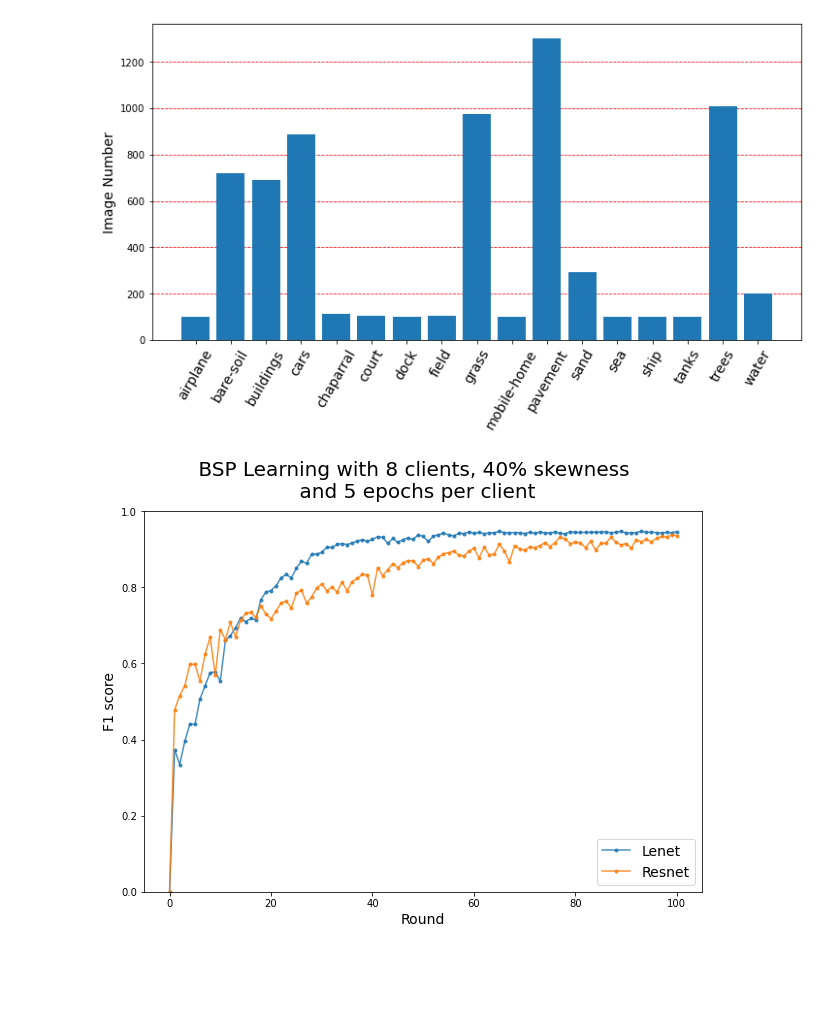
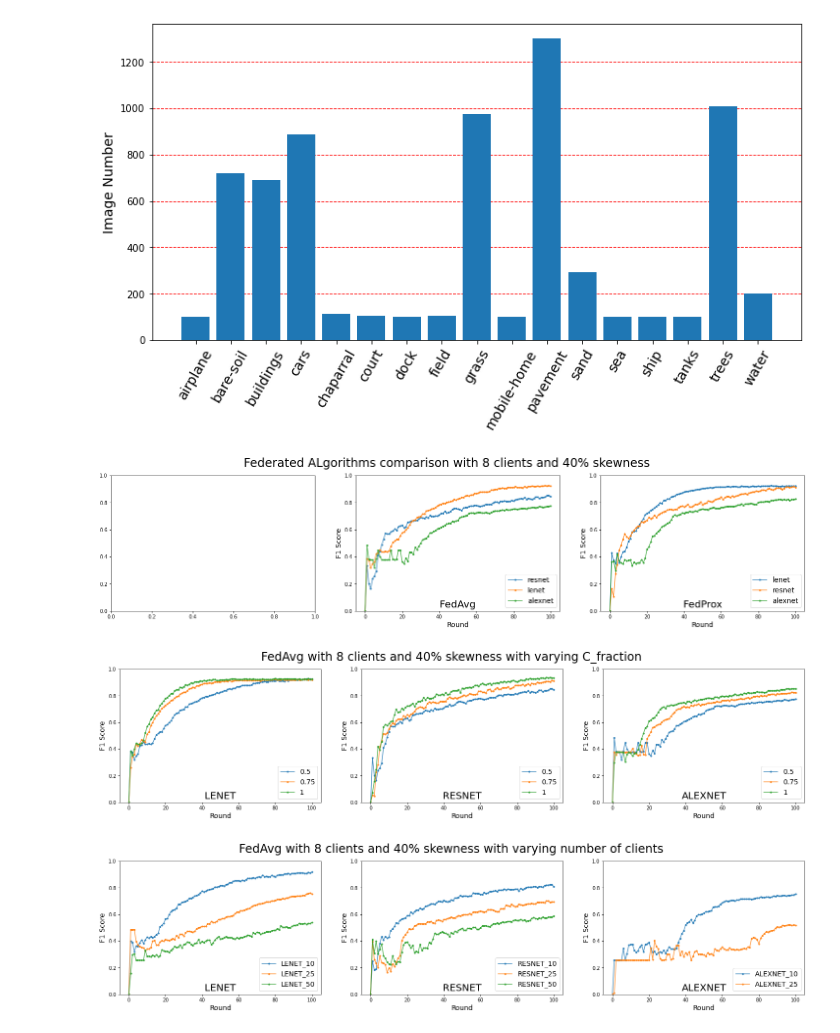
Before and after one commit to anandcu3/Federated-Learning-for-Remote-Sensing, a Jupyter notebook: the new plots notebook.ipynb, the cells around one changed output. Cells and saved outputs as stored; diff of their text form; code cells hidden in the pictures; blank space fills up the shorter version.

Commit message:
Update plots and plotting method to support subplots

```diff
--- a/the new plots notebook.ipynb
+++ b/the new plots notebook.ipynb
@@ -3,20 +3,13 @@ import numpy as np
 import matplotlib.pyplot as plt
 from PIL import Image
 # %%
-def plot_acc_curves(acclist, title, botlim = 0, toplim = 1):
-
-    plt.figure(figsize=(10, 7))
-    plt.suptitle(title,fontsize=20)
-    #plt.subplot(211)
-    plt.xlabel('Round',fontsize=14)
-
-    plt.ylabel('Accuracy',fontsize=14)
-    plt.ylim(bottom=botlim,top= toplim)
+def plot_curves(acclist, subplot, title, botlim = 0, toplim = 1,ylabel="Accuracy"):
+    subplot.set_xlabel('Round', fontsize=14)
+    subplot.text(.5,.01, title, horizontalalignment='center', verticalalignment='bottom', fontsize=20, transform=subplot.transAxes)
+    subplot.set_ylabel(ylabel, fontsize=14)
+    subplot.set_ylim(bottom=botlim,top= toplim)
     for al in acclist:
         eporange = np.arange(len(list(acclist[al]))+1)
         thelist = np.insert(acclist[al],0,0)
-        plt.plot(eporange, thelist , '.-', label=str(al), alpha=50)
-
-
-    plt.legend(loc='lower right',fontsize=14)
-    plt.show()
+        subplot.plot(eporange, thelist , '.-', label=str(al), alpha=50)
+    subplot.legend(loc='lower right',fontsize=14)
@@ -151,11 +126,54 @@ plt.xticks(x, class_names, rotation=60, fontsize = 14)
 plt.show()
 # %% [output]
 [figure]
-# %%
-
-acc_dic_n3 ={"Lenet" : np.genfromtxt('BSP_CNN_lenet_clients_8_skew_40_smallskew_True_epochs_100_cepochs_5_cfrac_0.75_bs_4_22_02_15_49.csv',delimiter=',')[2,:],
-             "Resnet" : np.genfromtxt('BSP_CNN_resnet34_clients_8_skew_40_smallskew_True_epochs_100_cepochs_5_cfrac_0.75_bs_4_22_02_18_45.csv',delimiter=',')[2,:]
-}
-plot_f1_curves(acc_dic_n3,' BSP Learning with 8 clients, 40% skewness \n and 5 epochs per client',0,1)
-# %% [output]
-[figure, removed]
+# %%
+fig, ax = plt.subplots(1, 3, figsize=(25,5))
+fig.suptitle("Federated ALgorithms comparison with 8 clients and 40% skewness", fontsize=24)
+#bsp_results ={"Lenet" : np.genfromtxt('BSP_CNN_lenet_clients_8_skew_40_smallskew_True_epochs_100_cepochs_5_cfrac_0.75_bs_4_22_02_15_49.csv',delimiter=',')[2,:],
+#             "Resnet" : np.genfromtxt('BSP_CNN_resnet34_clients_8_skew_40_smallskew_True_epochs_100_cepochs_5_cfrac_0.75_bs_4_22_02_18_45.csv',delimiter=',')[2,:]
+#}
+fedavg_results = {"resnet": np.genfromtxt('cfrac_results/FedAvg_CNN_resnet34_clients_8_skew_40_smallskew_True_epochs_100_cepochs_5_cfrac_0.5_bs_4_22_02_23_38.csv',delimiter=',')[2,:],
+                 "lenet": np.genfromtxt('cfrac_results/FedAvg_CNN_lenet_clients_8_skew_40_smallskew_True_epochs_100_cepochs_5_cfrac_0.5_bs_4_22_02_18_03.csv',delimiter=',')[2,:],
+                 "alexnet": np.genfromtxt('cfrac_results/FedAvg_CNN_alexnet_clients_8_skew_40_smallskew_True_epochs_100_cepochs_5_cfrac_0.5_bs_4_23_02_07_50.csv',delimiter=',')[2,:],}
+fedprox_results = {"lenet": np.genfromtxt('FedProx_runs/FedProx_CNN_lenet_clients_8_skew_40_smallskew_True_epochs_100_cepochs_5_cfrac_0.75_bs_4_24_02_03_39.csv',delimiter=',')[2,:],
+                 "resnet": np.genfromtxt('FedProx_runs/FedProx_CNN_resnet34_clients_8_skew_40_smallskew_True_epochs_100_cepochs_5_cfrac_0.75_bs_4_24_02_07_17.csv',delimiter=',')[2,:],
+                 "alexnet": np.genfromtxt('FedProx_runs/FedProx_CNN_alexnet_clients_8_skew_40_smallskew_True_epochs_100_cepochs_5_cfrac_0.75_bs_4_24_02_09_18.csv',delimiter=',')[2,:],}
+#plot_curves(bsp_results, ax[0], ' BSP Learning with 8 clients, 40% skewness \n and 5 epochs per client', 0, 1, "F1 Score")
+plot_curves(fedavg_results, ax[1], 'FedAvg', 0, 1, "F1 Score")
+plot_curves(fedprox_results, ax[2], 'FedProx', 0, 1, "F1 Score")
+# %% [output]
+[figure, added]
+# %%
+lenet_cfrac_results = {"0.5": np.genfromtxt('cfrac_results/FedAvg_CNN_lenet_clients_8_skew_40_smallskew_True_epochs_100_cepochs_5_cfrac_0.5_bs_4_22_02_18_03.csv',delimiter=',')[2,:],
+                 "0.75": np.genfromtxt('cfrac_results/FedAvg_CNN_lenet_clients_8_skew_40_smallskew_True_epochs_100_cepochs_5_cfrac_0.75_bs_4_22_02_19_36.csv',delimiter=',')[2,:],
+                 "1": np.genfromtxt('cfrac_results/FedAvg_CNN_lenet_clients_8_skew_40_smallskew_True_epochs_100_cepochs_5_cfrac_1.0_bs_4_22_02_21_35.csv',delimiter=',')[2,:],}
+resnet_cfrac_results = {"0.5": np.genfromtxt('cfrac_results/FedAvg_CNN_resnet34_clients_8_skew_40_smallskew_True_epochs_100_cepochs_5_cfrac_0.5_bs_4_22_02_23_38.csv',delimiter=',')[2,:],
+                 "0.75": np.genfromtxt('cfrac_results/FedAvg_CNN_resnet34_clients_8_skew_40_smallskew_True_epochs_100_cepochs_5_cfrac_0.75_bs_4_23_02_02_40.csv',delimiter=',')[2,:],
+                 "1": np.genfromtxt('cfrac_results/FedAvg_CNN_resnet34_clients_8_skew_40_smallskew_True_epochs_100_cepochs_5_cfrac_1.0_bs_4_23_02_06_39.csv',delimiter=',')[2,:],}
+alexnet_cfrac_results = {"0.5": np.genfromtxt('cfrac_results/FedAvg_CNN_alexnet_clients_8_skew_40_smallskew_True_epochs_100_cepochs_5_cfrac_0.5_bs_4_23_02_07_50.csv',delimiter=',')[2,:],
+                 "0.75": np.genfromtxt('cfrac_results/FedAvg_CNN_alexnet_clients_8_skew_40_smallskew_True_epochs_100_cepochs_5_cfrac_0.75_bs_4_23_02_09_37.csv',delimiter=',')[2,:],
+                 "1": np.genfromtxt('cfrac_results/FedAvg_CNN_alexnet_clients_8_skew_40_smallskew_True_epochs_100_cepochs_5_cfrac_1.0_bs_4_23_02_12_02.csv',delimiter=',')[2,:],}
+fig, ax = plt.subplots(1, 3, figsize=(25,5))
+fig.suptitle("FedAvg with 8 clients and 40% skewness with varying C_fraction", fontsize=24)
+plot_curves(lenet_cfrac_results,ax[0],'LENET',0.0,1.0,"F1 Score")
+plot_curves(resnet_cfrac_results,ax[1],'RESNET',0.0,1.0, "F1 Score")
+plot_curves(alexnet_cfrac_results,ax[2],'ALEXNET',0.0,1.0, "F1 Score")
+# %% [output]
+[figure, added]
+# %%
+lenet_clients_results = {"LENET_10": np.genfromtxt('nclients_results/FedAvg_CNN_lenet_clients_10_skew_40_smallskew_True_epochs_100_cepochs_5_cfrac_0.5_bs_4_23_02_15_38.csv',delimiter=',')[2,:],
+                 "LENET_25": np.genfromtxt('nclients_results/FedAvg_CNN_lenet_clients_25_skew_40_smallskew_True_epochs_100_cepochs_5_cfrac_0.5_bs_4_23_02_16_36.csv',delimiter=',')[2,:],
+                 "LENET_50": np.genfromtxt('nclients_results/FedAvg_CNN_lenet_clients_50_skew_40_smallskew_True_epochs_100_cepochs_5_cfrac_0.5_bs_4_23_02_17_35.csv',delimiter=',')[2,:],}
+resnet_clients_results = {"RESNET_10": np.genfromtxt('nclients_results/FedAvg_CNN_resnet34_clients_10_skew_40_smallskew_True_epochs_100_cepochs_5_cfrac_0.5_bs_4_23_02_19_39.csv',delimiter=',')[2,:],
+                 "RESNET_25": np.genfromtxt('nclients_results/FedAvg_CNN_resnet34_clients_25_skew_40_smallskew_True_epochs_100_cepochs_5_cfrac_0.5_bs_4_23_02_21_42.csv',delimiter=',')[2,:],
+                 "RESNET_50": np.genfromtxt('nclients_results/FedAvg_CNN_resnet34_clients_50_skew_40_smallskew_True_epochs_100_cepochs_5_cfrac_0.5_bs_4_23_02_23_48.csv',delimiter=',')[2,:],}
+alexnet_clients_results = {"ALEXNET_10": np.genfromtxt('nclients_results/FedAvg_CNN_alexnet_clients_10_skew_40_smallskew_True_epochs_100_cepochs_5_cfrac_0.5_bs_4_24_02_01_00.csv',delimiter=',')[2,:],
+                 "ALEXNET_25": np.genfromtxt('nclients_results/FedAvg_CNN_alexnet_clients_25_skew_40_smallskew_True_epochs_100_cepochs_5_cfrac_0.5_bs_4_24_02_02_10.csv',delimiter=',')[2,:],
+                        }
+fig, ax = plt.subplots(1, 3, figsize=(25,5))
+fig.suptitle("FedAvg with 8 clients and 40% skewness with varying number of clients", fontsize=24)
+plot_curves(lenet_clients_results,ax[0],'LENET',0.0,1.0,"F1 Score")
+plot_curves(resnet_clients_results,ax[1],'RESNET',0.0,1.0, "F1 Score")
+plot_curves(alexnet_clients_results,ax[2],'ALEXNET',0.0,1.0, "F1 Score")
+# %% [output]
+[figure, added]
```
Also changed, not shown: parts of 1 cell of this notebook.
